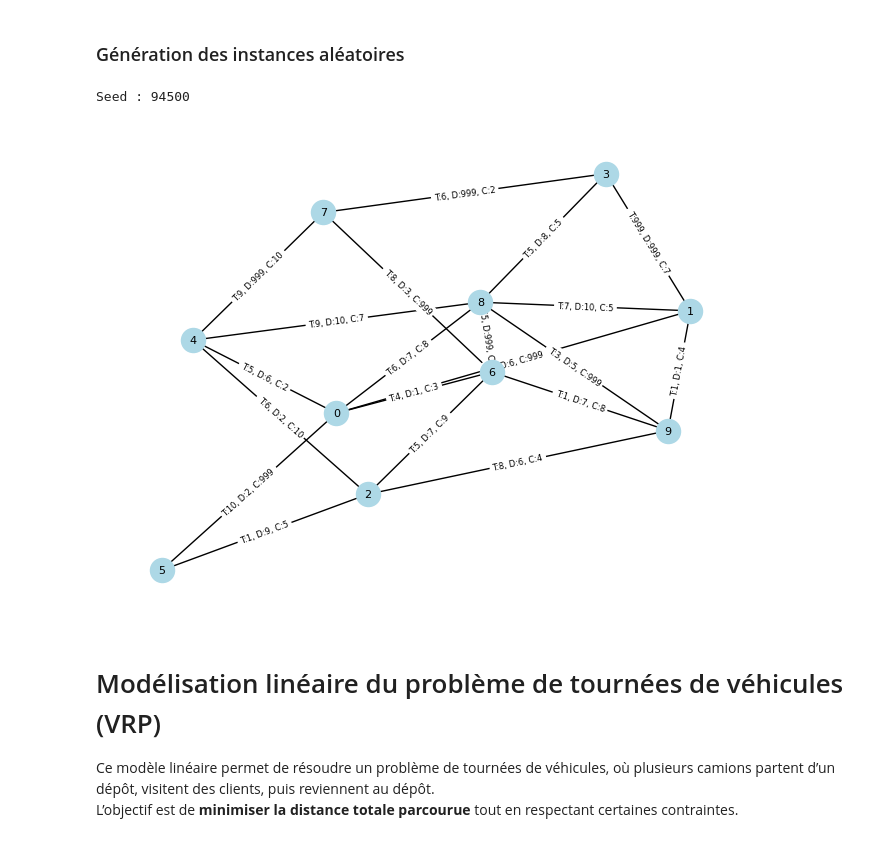
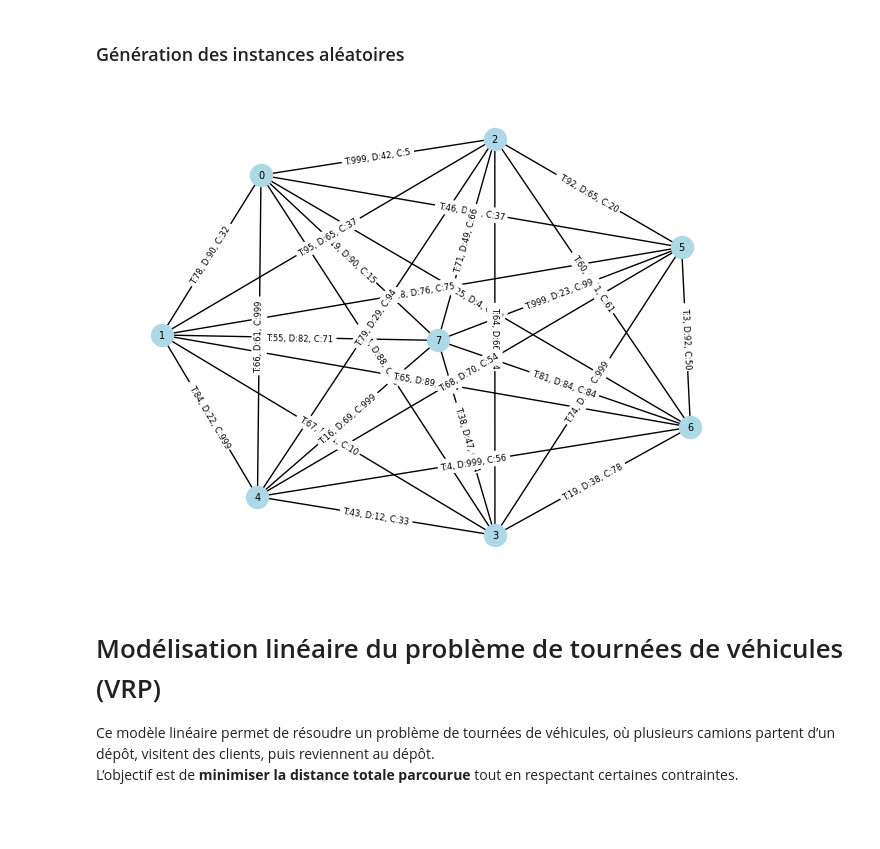
Before and after one commit to Hassen-Medles/Operational-Research, a Jupyter notebook: Livrable1.ipynb, the cells around one changed output. Cells and saved outputs as stored; diff of their text form; code cells hidden in the pictures.

```diff
--- a/Livrable1.ipynb
+++ b/Livrable1.ipynb
@@ -154,11 +159,6 @@ Or, le **TSP est un problème NP-complet**, ce qui signifie qu’il **n’existe
 Cette réduction polynomiale montre donc que le VRP est lui aussi **NP-complet**, car **il est au moins aussi complexe que le TSP**.
 # %% [markdown]
 ### Génération des instances aléatoires
-# %%
-seed = random.randint(0, 100000)
-print(f"Seed : {seed}")
-# %% [output]
-Seed : 94500
 # %%
 def generate_weight(restricted_edge, weight_range):
     if random.random() < restricted_edge: time = 999
@@ -169,27 +169,19 @@ def generate_weight(restricted_edge, weight_range):
     else: cost = random.randint(*weight_range)
     return time, distance, cost
 
-def generate_graph(n, seed, weight_range=(1, 10), probability=0.3, restricted_edge=0.1):
+def generate_graph(n, weight_range=(1, 100), restricted_edge=0.1, seed=None):
     if seed is not None:
         random.seed(seed)
-    G = nx.Graph()
-    G.add_nodes_from(range(n))
 
-    # Étape 1 : garantir la connexité en construisant un arbre couvrant
-    nodes = list(range(n))
-    random.shuffle(nodes)
-    for i in range(1, n):
-        u = nodes[i]
-        v = random.choice(nodes[:i])
+    G = nx.complete_graph(n)
+
+    # Ajouter des poids aléatoires aux arêtes
+    for u, v in G.edges():
         time, distance, cost = generate_weight(restricted_edge, weight_range)
-        G.add_edge(u, v, time=time, distance=distance, cost=cost)
+        G[u][v]['time'] = time
+        G[u][v]['distance'] = distance
+        G[u][v]['cost'] = cost
 
-    # Étape 2 : ajouter des arêtes supplémentaires aléatoires
-    for i in range(n):
-        for j in range(i + 1, n):
-            if not G.has_edge(i, j) and random.random() < probability:  # probabilité d'ajout
-                time, distance, cost = generate_weight(restricted_edge, weight_range)
-                G.add_edge(i, j, time=time, distance=distance, cost=cost)
     return G
 # %%
 def draw_graph(G):
@@ -201,15 +193,15 @@ def draw_graph(G):
         cost = data.get('cost')
         edge_labels[(u, v)] = f"T:{time}, D:{distance}, C:{cost}"
 
-    nx.draw(G, pos, with_labels=True, node_color='lightblue', node_size=300, font_size=8)
+    nx.draw(G, pos, with_labels=True, node_color='lightblue', node_size=250, font_size=7)
     nx.draw_networkx_edge_labels(G, pos, edge_labels=edge_labels, font_size=6)
     plt.show()
 # %%
-n = 10
-G = generate_graph(n, seed, weight_range=(1, 10), probability=0.3, restricted_edge=0.1)
+n = 8
+G = generate_graph(n, weight_range=(1, 100), restricted_edge=0.1, seed=seed)
 draw_graph(G)
 # %% [output]
-[figure, old version]
+[figure, new version]
 # %% [markdown]
 # Modélisation linéaire du problème de tournées de véhicules (VRP)
 
```
Also changed, not shown: parts of 11 cells of this notebook.
